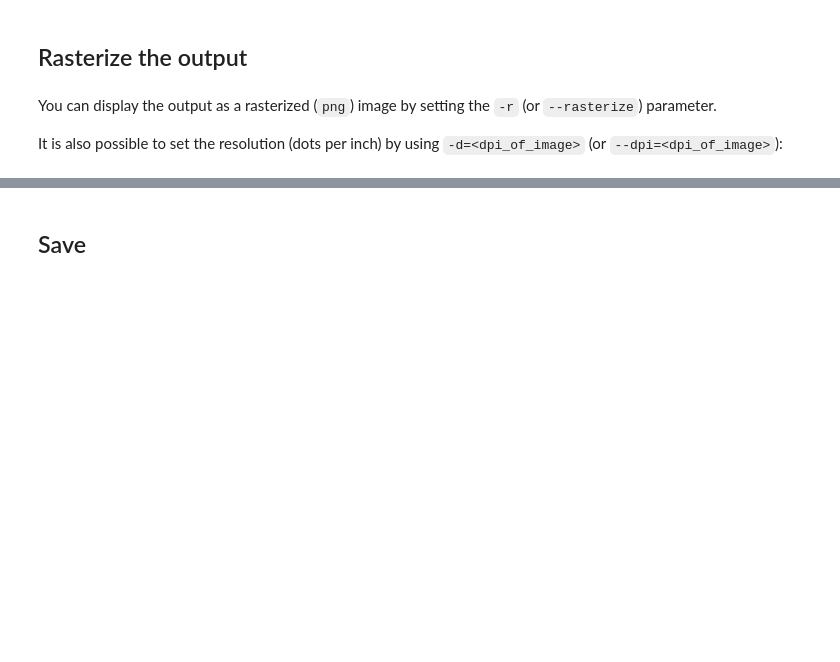
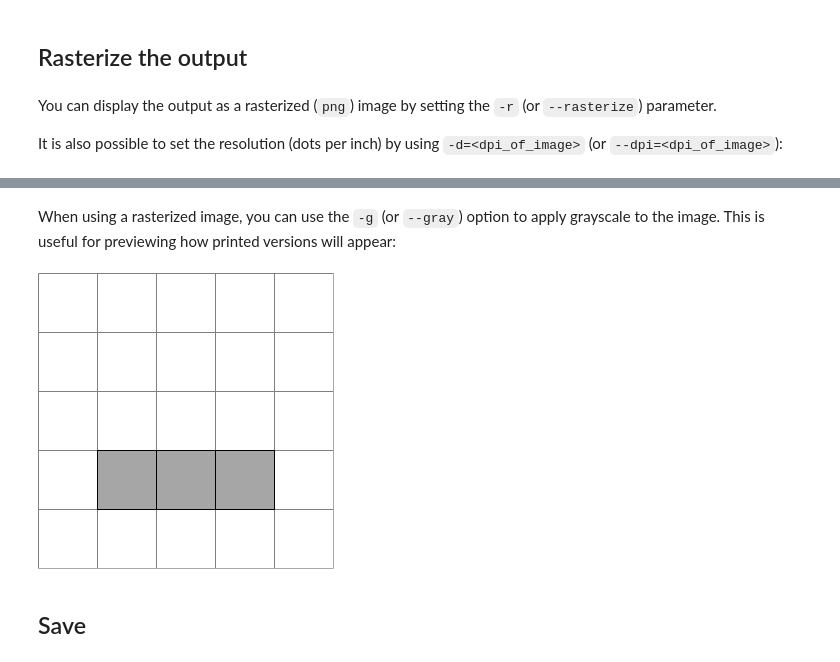
Before and after one commit to lucaslrodri/jupyter-tikz, a Jupyter notebook: notebooks/GettingStarted.ipynb, the cells around one changed output, grey strips where cells are left out. Cells and saved outputs as stored; diff of their text form; code cells hidden in the pictures; blank space fills up the shorter version.

Commit message:
Support to grayscale

```diff
--- a/notebooks/GettingStarted.ipynb
+++ b/notebooks/GettingStarted.ipynb
@@ -336,3 +336,15 @@ It is also possible to set the resolution (dots per inch) by using `-d=<dpi_of_i
+# %% [markdown]
+When using a rasterized image, you can use the `-g` (or `--gray`) option to apply grayscale to the image. This is useful for previewing how printed versions will appear:
+# %%
+%%tikz -r --dpi=150 -g
+\begin{tikzpicture}
+    \draw[help lines] grid (5, 5);
+    \draw[fill=red!50] (1, 1) rectangle (2, 2);
+    \draw[fill=red!50] (2, 1) rectangle (3, 2);
+    \draw[fill=red!50] (3, 1) rectangle (4, 2);
+\end{tikzpicture}
+# %% [output]
+[figure, added]
 # %% [markdown]
 ## Save
 # %% [markdown]
```
Also changed, not shown: parts of 15 cells of this notebook, 20 other files.
